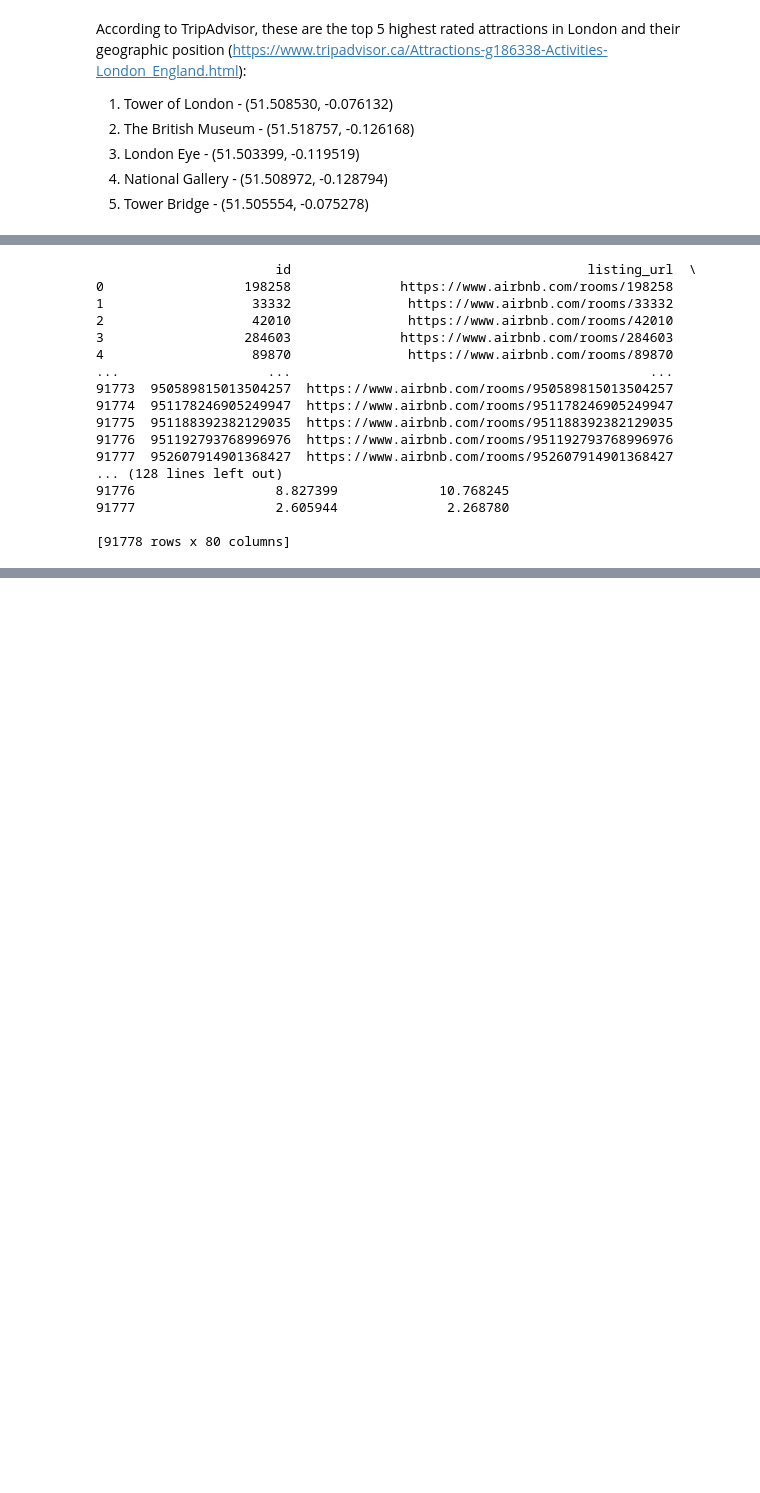
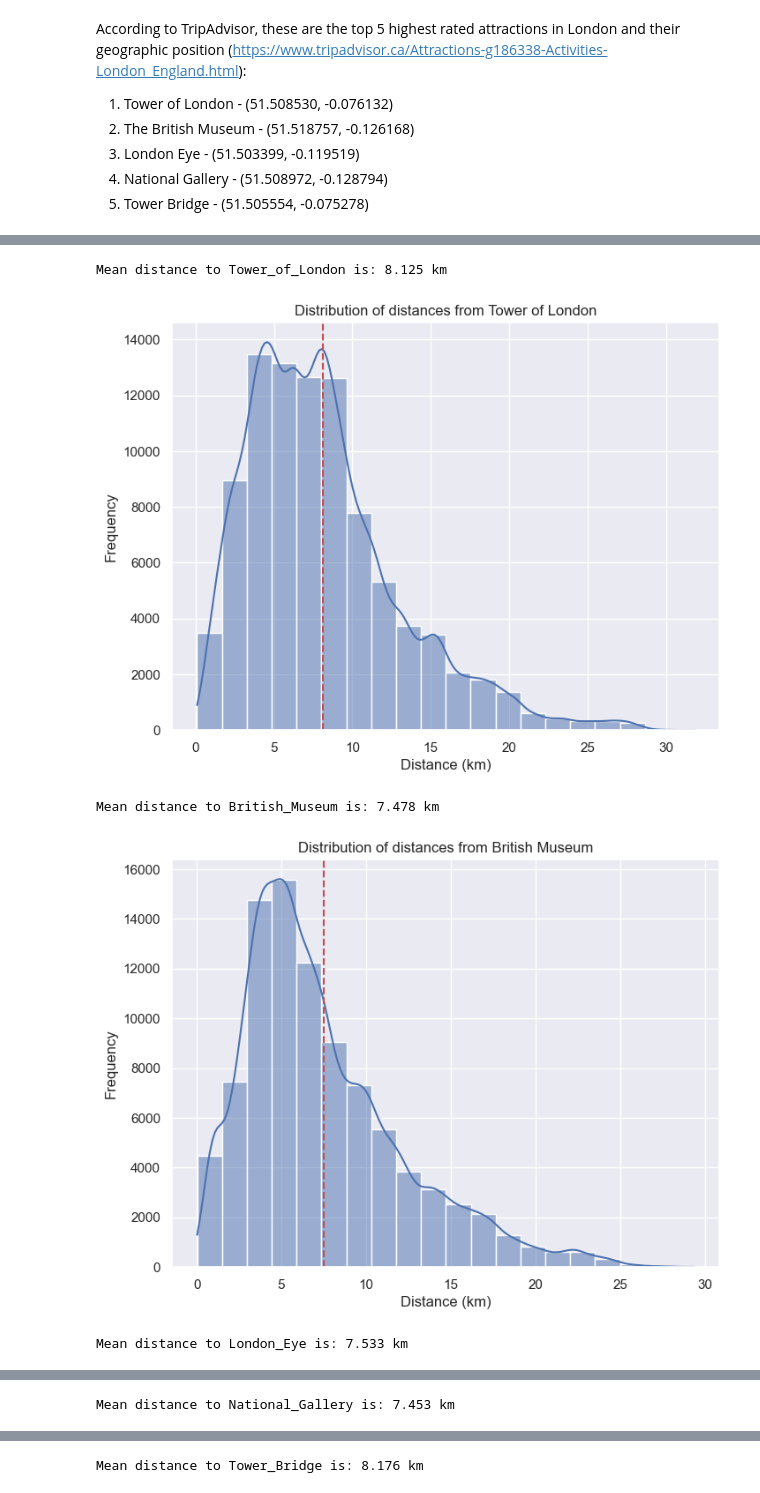
Before and after one commit to 18txm/inside-airbnb-vacancies, a Jupyter notebook: rq3.ipynb, the cells around one changed output, grey strips where cells are left out. Cells and saved outputs as stored; diff of their text form; code cells hidden in the pictures; blank space fills up the shorter version.

```diff
--- a/rq3.ipynb
+++ b/rq3.ipynb
@@ -60,26 +60,28 @@ Feature Engineering
 # %%
 # Create new features to measure the distance between each property listing and each tourist attraction
 for attract_name, attract_coord in attract_coords:
     # Calculate distance for each attraction
     listings[attract_name + '_Distance'] = listings.apply(
         lambda row: get_distance(row['latitude'], row['longitude'], attract_coord[0], attract_coord[1]),
-        axis=1
-    )
+        axis=1)
+
+# Look at the distributions of distances from tourist attractions
+# Plot histogram for each attraction
+for attract_name, _ in attract_coords:
+    plt.figure(figsize=(8, 6))
+    sns.histplot(listings[attract_name + '_Distance'], bins=20, kde=True)
+    # Calculate mean distance
+    mean_distance = listings[attract_name + '_Distance'].mean()
+    print("Mean distance to {} is: {:.3f} km".format(attract_name, mean_distance))
+    # Add mean as vertical line
+    plt.axvline(mean_distance, color='r', linestyle='--', label=f'Mean: {mean_distance:.2f} km')
+    plt.title(f'Distribution of distances from {attract_name.replace("_", " ")}')
+    plt.xlabel('Distance (km)')
+    plt.ylabel('Frequency')
+    plt.show()
 # %% [output]
-                       id                                      listing_url  \
-0                  198258              https://www.airbnb.com/rooms/198258
-1                   33332               https://www.airbnb.com/rooms/33332
-2                   42010               https://www.airbnb.com/rooms/42010
-3                  284603              https://www.airbnb.com/rooms/284603
-4                   89870               https://www.airbnb.com/rooms/89870
-...                   ...                                              ...
-91773  950589815013504257  https://www.airbnb.com/rooms/950589815013504257
-91774  951178246905249947  https://www.airbnb.com/rooms/951178246905249947
-91775  951188392382129035  https://www.airbnb.com/rooms/951188392382129035
-91776  951192793768996976  https://www.airbnb.com/rooms/951192793768996976
-91777  952607914901368427  https://www.airbnb.com/rooms/952607914901368427
-... (128 lines left out)
-91776                  8.827399             10.768245
-91777                  2.605944              2.268780
-
-[91778 rows x 80 columns]
+Mean distance to Tower_of_London is: 8.125 km
+[figure, added]
+Mean distance to British_Museum is: 7.478 km
+[figure, added]
+Mean distance to London_Eye is: 7.533 km
@@ -85,0 +89 @@ for attract_name, attract_coord in attract_coords:
+Mean distance to National_Gallery is: 7.453 km
@@ -85,0 +91 @@ for attract_name, attract_coord in attract_coords:
+Mean distance to Tower_Bridge is: 8.176 km
```
Also changed, not shown: parts of 4 cells of this notebook.
